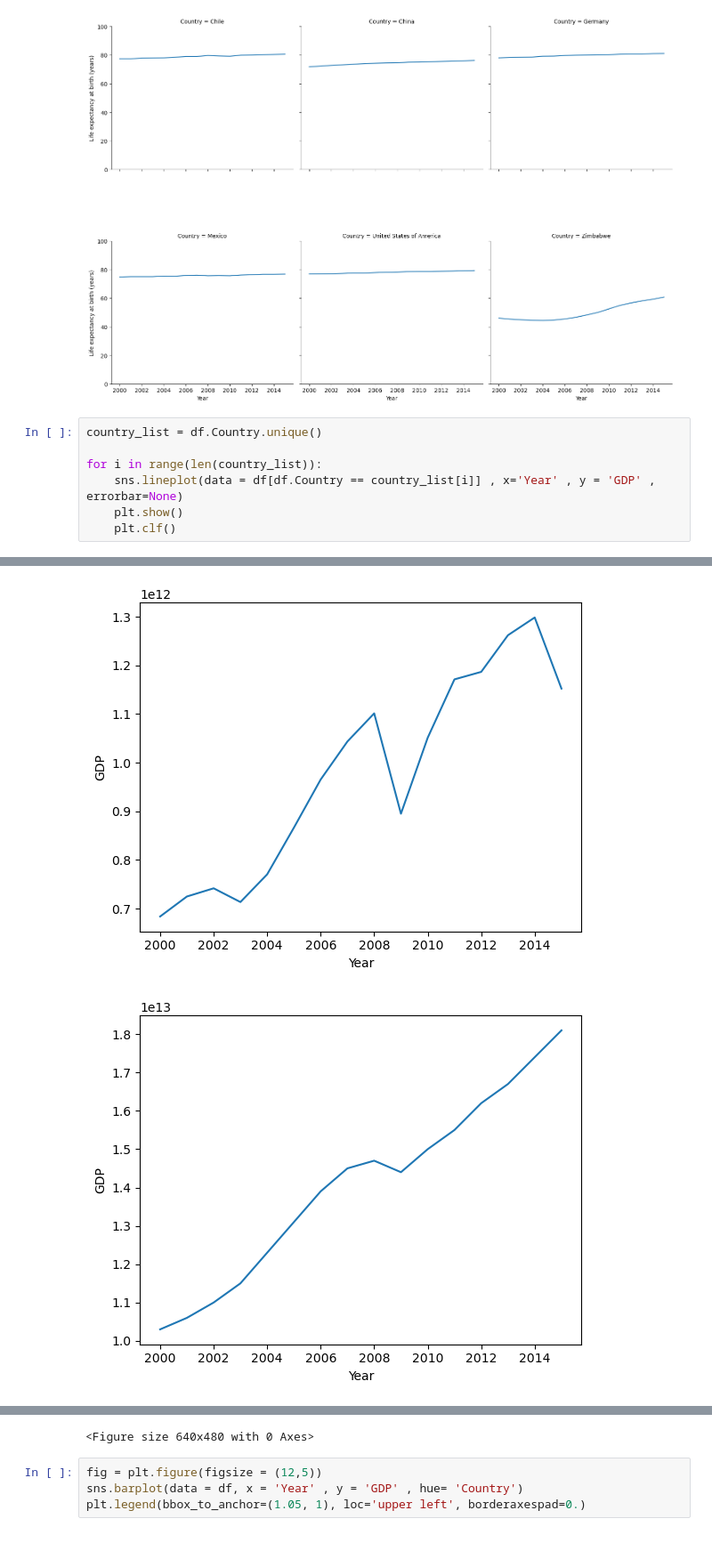
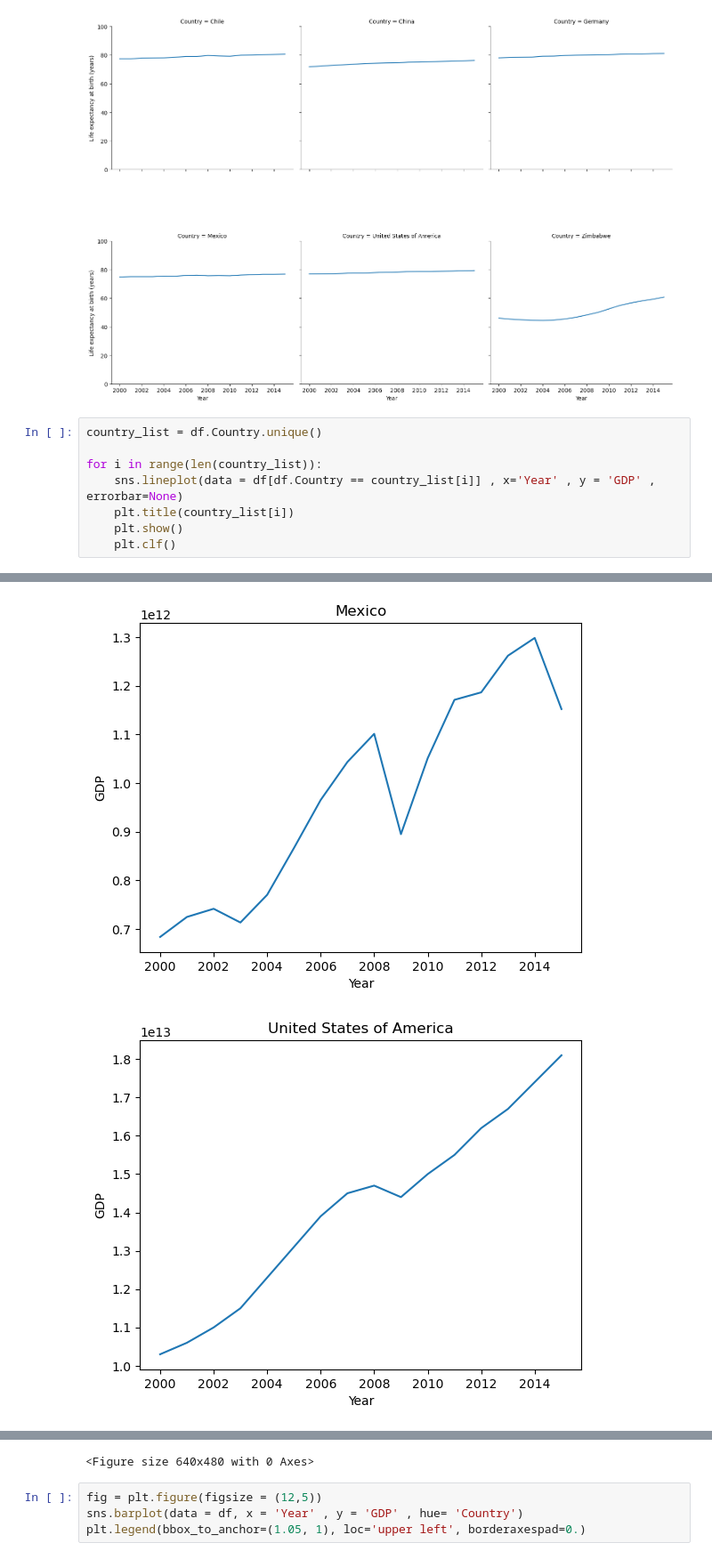
Before and after one commit to Pouria-Zarrin/GDP, a Jupyter notebook: life_expectancy_gdp.ipynb, the cells around one changed output, grey strips where cells are left out. Shown at 89% size. Saved outputs shown, nothing was run; the diff lists cells and outputs as text.

```diff
--- a/life_expectancy_gdp.ipynb
+++ b/life_expectancy_gdp.ipynb
@@ -27,6 +27,7 @@ country_list = df.Country.unique()
 
 for i in range(len(country_list)):
     sns.lineplot(data = df[df.Country == country_list[i]] , x='Year' , y = 'GDP' , errorbar=None)
+    plt.title(country_list[i])
     plt.show()
     plt.clf()
 # %% [output]
@@ -36,2 +37,2 @@ for i in range(len(country_list)):
-[figure, old version]
+[figure, new version]
-[figure, old version]
+[figure, new version]
```
Also changed, not shown: parts of 4 cells of this notebook.
